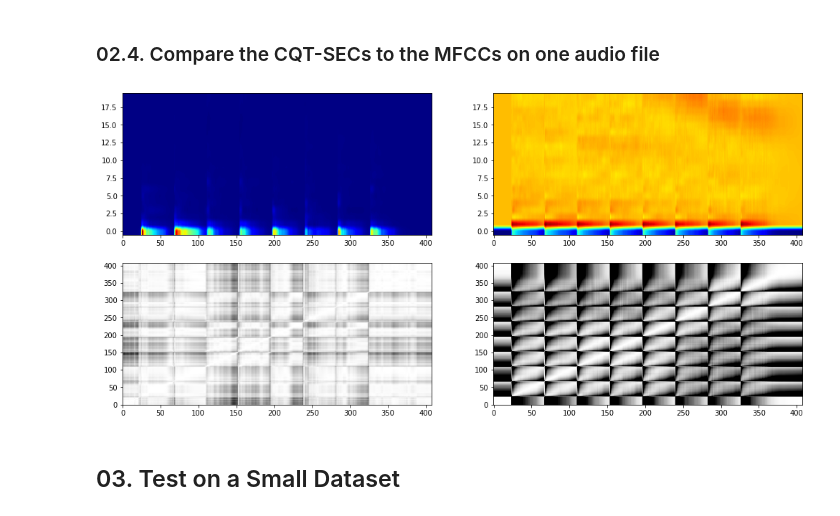
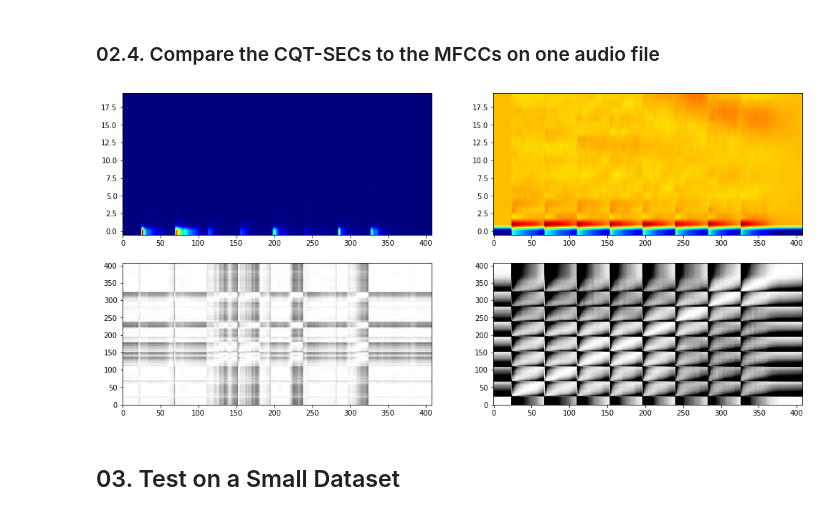
Before and after one commit to zafarrafii/CQHC-Python, a Jupyter notebook: CQT-SEC-Python.ipynb, the cells around one changed output. Cells and saved outputs as stored; diff of their text form; code cells hidden in the pictures.

```diff
--- a/CQT-SEC-Python.ipynb
+++ b/CQT-SEC-Python.ipynb
@@ -600,9 +606,9 @@ def cqtsec(audio_signal, sampling_frequency):
     maximum_frequency = sampling_frequency/2
     octave_resolution = 12
     number_frequencies = round(octave_resolution * np.log2(maximum_frequency / minimum_frequency))
-    cqt_spectrogram = np.abs(librosa.cqt(audio_signal, sr=sampling_frequency, hop_length=step_length, \
-                                         fmin=minimum_frequency, n_bins=number_frequencies, \
-                                         bins_per_octave=octave_resolution))
+    cqt_spectrogram = np.power(np.abs(librosa.cqt(audio_signal, sr=sampling_frequency, hop_length=step_length, \
+                                                  fmin=minimum_frequency, n_bins=number_frequencies, \
+                                                  bins_per_octave=octave_resolution)), 2)
 
     # Derive the CQT-envelope and the CQT-pitch
     ftcqt_spectrogram = np.fft.fft(cqt_spectrogram, 2*number_frequencies-1, axis=0)
@@ -646,34 +652,34 @@ def ssm(audio_feature):
 
     return similarity_matrix
 
 
 # Load an audio file with its sampling frequency, and keep only its left channel
 file_path = r'94812__digifishmusic__c4-major-scale-piano.wav'
 # file_path = r'557469__oleviolin__d-scale-violin.wav'
 sampling_frequency = 16000
 audio_signal, sampling_frequency = librosa.load(file_path, sr=None, mono=True)
 
 # Compute the CQT-SECs and the MFCCs
 cqt_sec = cqtsec(audio_signal, sampling_frequency)
 audio_mfcc = mfcc(audio_signal, sampling_frequency)
 
 # Compute the self-similarity matrices using the cosine similarity
 similarity_matrix = ssm(cqt_sec)
 similarity_matrix2 = ssm(audio_mfcc)
 
 # Display everything
 plt.figure(figsize=(17, 8))
 plt.subplot(2, 2, 1)
 plt.imshow(cqt_sec, cmap='jet', aspect='auto', origin='lower')
 plt.subplot(2, 2, 2)
 plt.imshow(audio_mfcc, cmap='jet', aspect='auto', origin='lower')
 plt.subplot(2, 2, 3)
 plt.imshow(similarity_matrix, cmap='gray', aspect='auto', origin='lower', vmin=0.9, vmax=1)
 plt.subplot(2, 2, 4)
 plt.imshow(similarity_matrix2, cmap='gray', aspect='auto', origin='lower', vmin=0.9, vmax=1)
 plt.show()
 # %% [output]
-[figure, old version]
+[figure, new version]
 # %% [markdown]
 ## 03. Test on a Small Dataset
 # %% [markdown]
```
Also changed, not shown: parts of 2 cells of this notebook, 6 other files.
